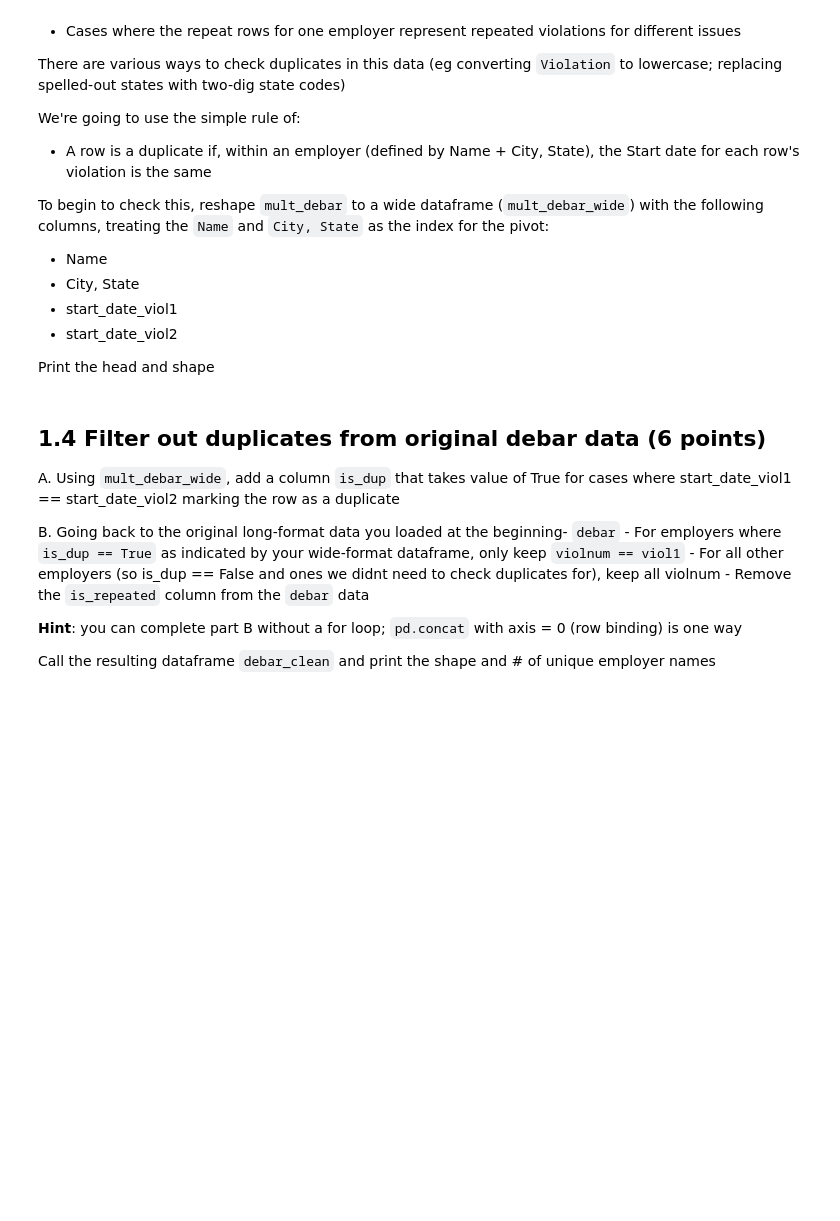
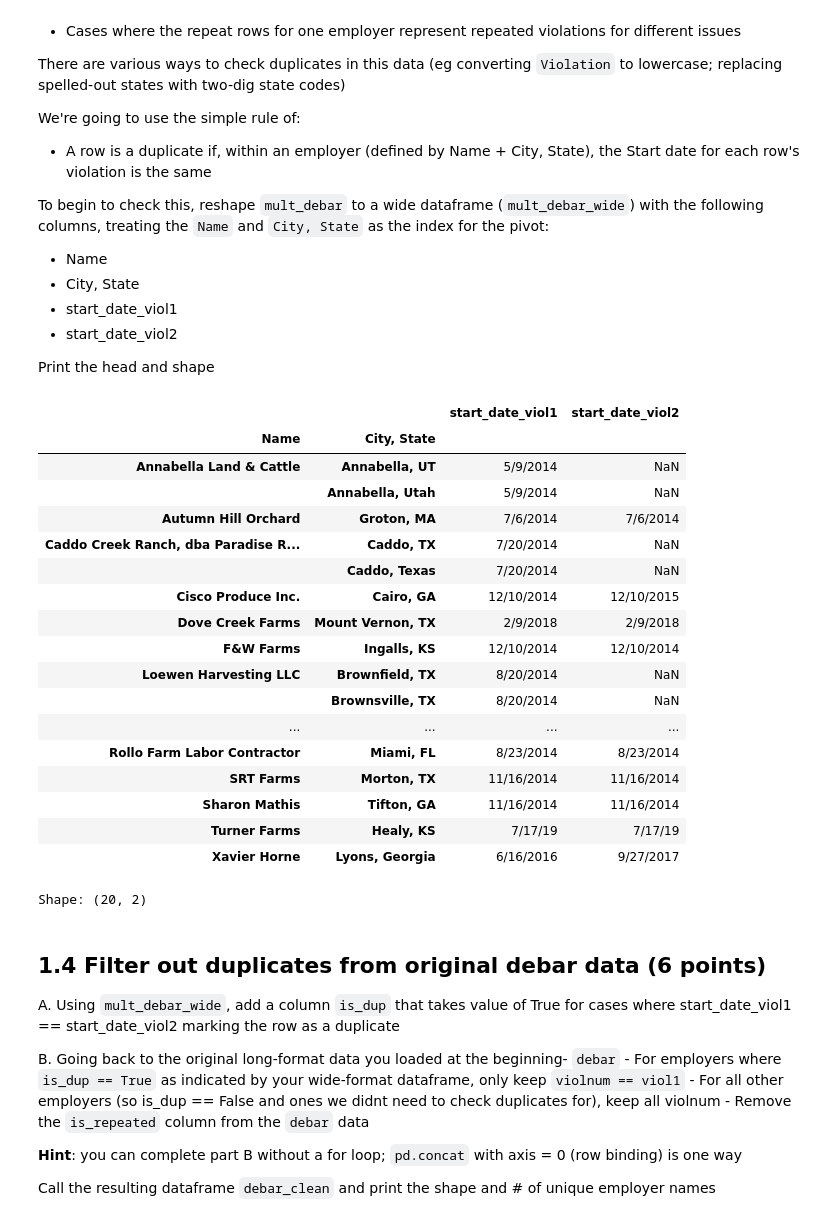
Before and after one commit to katepimentel/QSS20_S24, a Jupyter notebook: my_work/problem sets/pset2_blank.ipynb, the cells around one changed output. Drawn from its saved outputs; the diff is of its cells as text; code cells hidden in the pictures; blank space fills up the shorter version.

```diff
--- a/my_work/problem sets/pset2_blank.ipynb
+++ b/my_work/problem sets/pset2_blank.ipynb
@@ -62,0 +72,6 @@ C. Subset to the rows where `is_repeated == True` and save that data as `mult_de
+# %%
+# Get the counts of each employer name
+name_counts = debar['Name'].value_counts()
+
+# Create a new column 'is_repeated' indicating whether the name is repeated
+debar['is_repeated'] = debar['Name'].apply(lambda x: name_counts[x] > 1)
@@ -87,3 +134,35 @@ Print the head and shape
+# %%
+# Reshape mult_debar to a wide DataFrame (mult_debar_wide)
+mult_debar_wide = mult_debar.pivot_table(index=['Name', 'City, State'],
+                                         columns=mult_debar.groupby(['Name', 'City, State']).cumcount() + 1,
+                                         values='Start date',
+                                         aggfunc='first')
+
+# Rename the columns
+mult_debar_wide.columns = [f'start_date_viol{i}' for i in range(1, len(mult_debar_wide.columns) + 1)]
+
+mult_debar_wide
+print("Shape:", mult_debar_wide.shape)
+# %% [output]
+|  |  | start_date_viol1 | start_date_viol2 |
+| Name | City, State |  |  |
+| Annabella Land & Cattle | Annabella, UT | 5/9/2014 | NaN |
+|  | Annabella, Utah | 5/9/2014 | NaN |
+| Autumn Hill Orchard | Groton, MA | 7/6/2014 | 7/6/2014 |
+| Caddo Creek Ranch, dba Paradise R... | Caddo, TX | 7/20/2014 | NaN |
+|  | Caddo, Texas | 7/20/2014 | NaN |
+| Cisco Produce Inc. | Cairo, GA | 12/10/2014 | 12/10/2015 |
+| Dove Creek Farms | Mount Vernon, TX | 2/9/2018 | 2/9/2018 |
+| F&W Farms | Ingalls, KS | 12/10/2014 | 12/10/2014 |
+| Loewen Harvesting LLC | Brownfield, TX | 8/20/2014 | NaN |
+|  | Brownsville, TX | 8/20/2014 | NaN |
+| ... | ... | ... | ... |
+| Rollo Farm Labor Contractor | Miami, FL | 8/23/2014 | 8/23/2014 |
+| SRT Farms | Morton, TX | 11/16/2014 | 11/16/2014 |
+| Sharon Mathis | Tifton, GA | 11/16/2014 | 11/16/2014 |
+| Turner Farms | Healy, KS | 7/17/19 | 7/17/19 |
+| Xavier Horne | Lyons, Georgia | 6/16/2016 | 9/27/2017 |
+Shape: (20, 2)
 # %% [markdown]
 ## 1.4 Filter out duplicates from original debar data (6 points)
 
```
Also changed, not shown: parts of 26 cells of this notebook.
